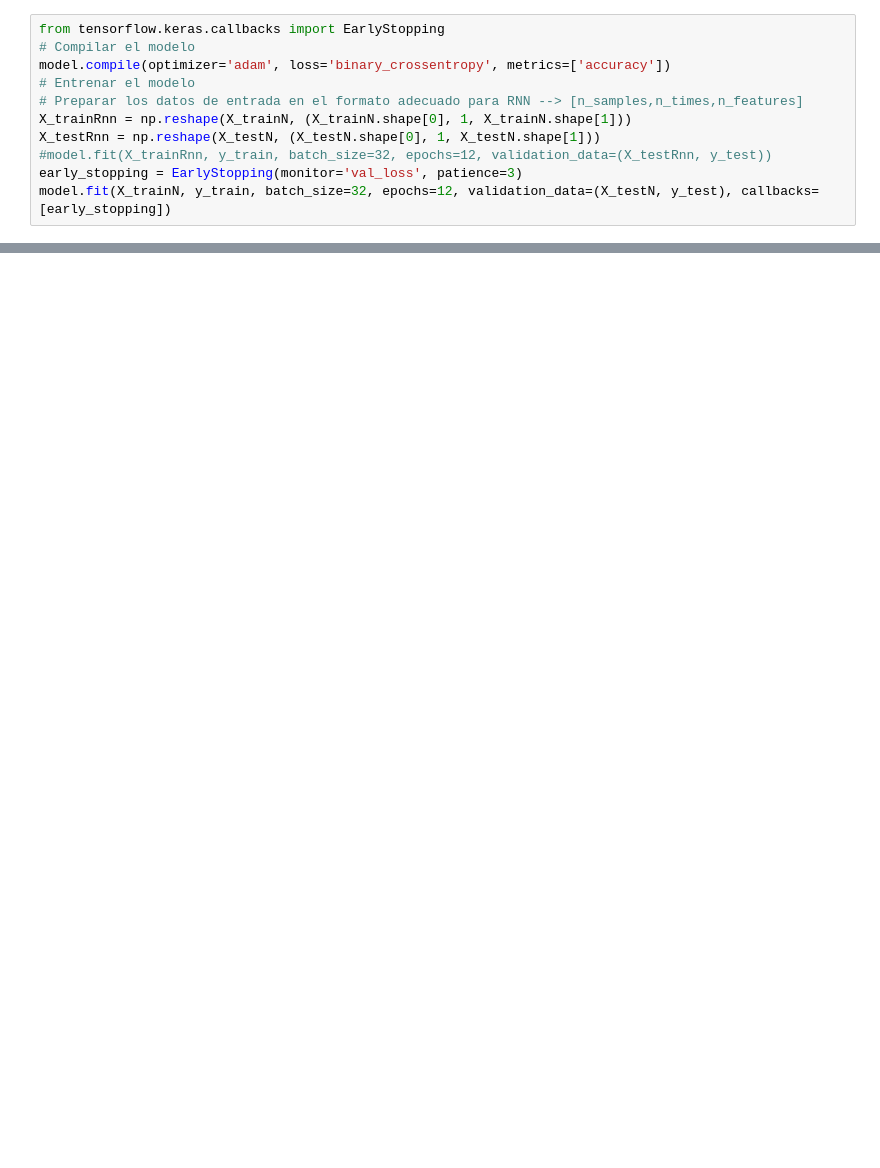
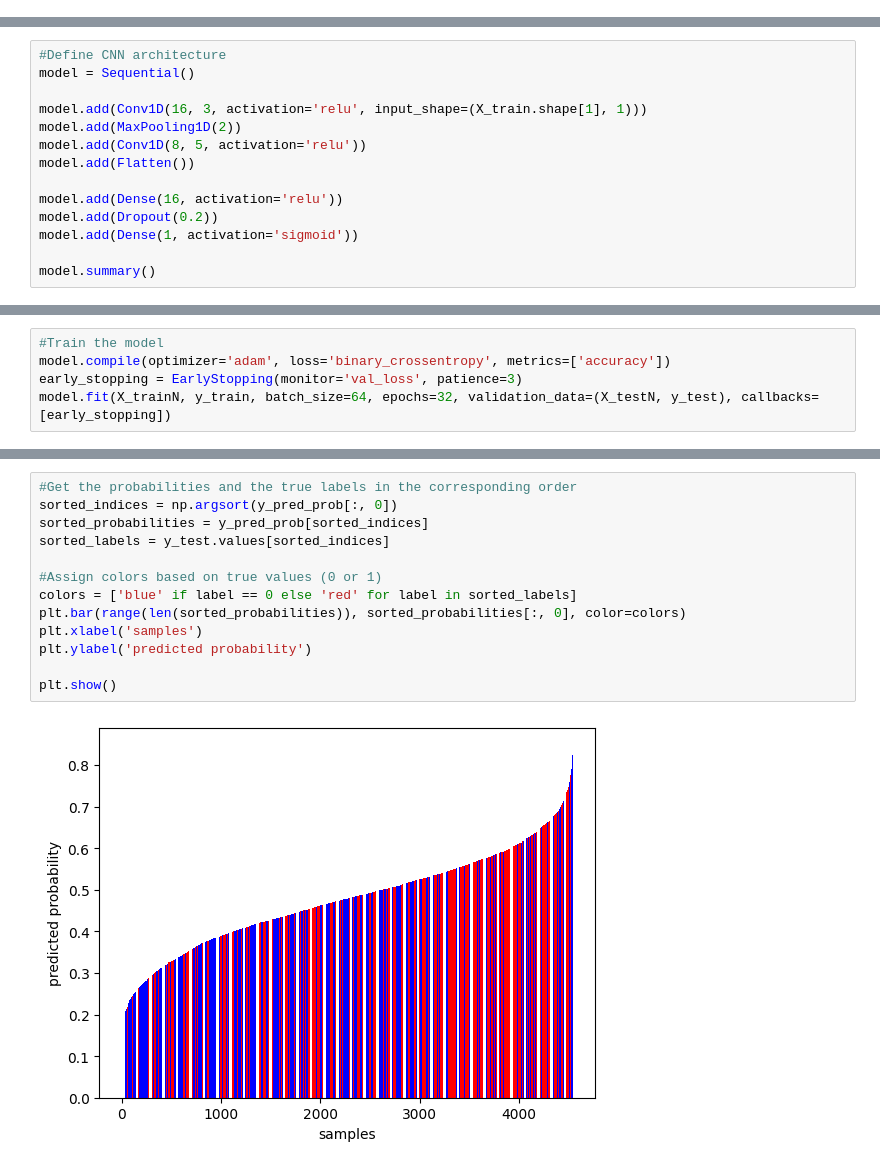
Before and after one commit to mridsa/deep-learning-project, a Jupyter notebook: 03 - arquitectura de linea de base.ipynb, the cells around one changed output, grey strips where cells are left out. Cells and saved outputs as stored; diff of their text form; blank space fills up the shorter version.

Commit message:
Added deep learning architecture

```diff
--- a/03 - arquitectura de linea de base.ipynb
+++ b/03 - arquitectura de linea de base.ipynb
@@ -556,11 +88,0 @@ model.summary()
-# %%
-from tensorflow.keras.callbacks import EarlyStopping
-# Compilar el modelo
-model.compile(optimizer='adam', loss='binary_crossentropy', metrics=['accuracy'])
-# Entrenar el modelo
-# Preparar los datos de entrada en el formato adecuado para RNN --> [n_samples,n_times,n_features]
-X_trainRnn = np.reshape(X_trainN, (X_trainN.shape[0], 1, X_trainN.shape[1]))
-X_testRnn = np.reshape(X_testN, (X_testN.shape[0], 1, X_testN.shape[1]))
-#model.fit(X_trainRnn, y_train, batch_size=32, epochs=12, validation_data=(X_testRnn, y_test))
-early_stopping = EarlyStopping(monitor='val_loss', patience=3)
-model.fit(X_trainN, y_train, batch_size=32, epochs=12, validation_data=(X_testN, y_test), callbacks=[early_stopping])
@@ -624,0 +89,14 @@ weighted avg       0.59      0.59      0.58      6815
+# %%
+#Define CNN architecture
+model = Sequential()
+
+model.add(Conv1D(16, 3, activation='relu', input_shape=(X_train.shape[1], 1)))
+model.add(MaxPooling1D(2))
+model.add(Conv1D(8, 5, activation='relu'))
+model.add(Flatten())
+
+model.add(Dense(16, activation='relu'))
+model.add(Dropout(0.2))
+model.add(Dense(1, activation='sigmoid'))
+
+model.summary()
@@ -624,0 +121,5 @@ weighted avg       0.59      0.59      0.58      6815
+# %%
+#Train the model
+model.compile(optimizer='adam', loss='binary_crossentropy', metrics=['accuracy'])
+early_stopping = EarlyStopping(monitor='val_loss', patience=3)
+model.fit(X_trainN, y_train, batch_size=64, epochs=32, validation_data=(X_testN, y_test), callbacks=[early_stopping])
@@ -624,0 +173,15 @@ weighted avg       0.59      0.59      0.58      6815
+# %%
+#Get the probabilities and the true labels in the corresponding order
+sorted_indices = np.argsort(y_pred_prob[:, 0])
+sorted_probabilities = y_pred_prob[sorted_indices]
+sorted_labels = y_test.values[sorted_indices]
+
+#Assign colors based on true values (0 or 1)
+colors = ['blue' if label == 0 else 'red' for label in sorted_labels]
+plt.bar(range(len(sorted_probabilities)), sorted_probabilities[:, 0], color=colors)
+plt.xlabel('samples')
+plt.ylabel('predicted probability')
+
+plt.show()
+# %% [output]
+[figure, added]
```
Also changed, not shown: parts of 30 cells of this notebook, 2 other files.
